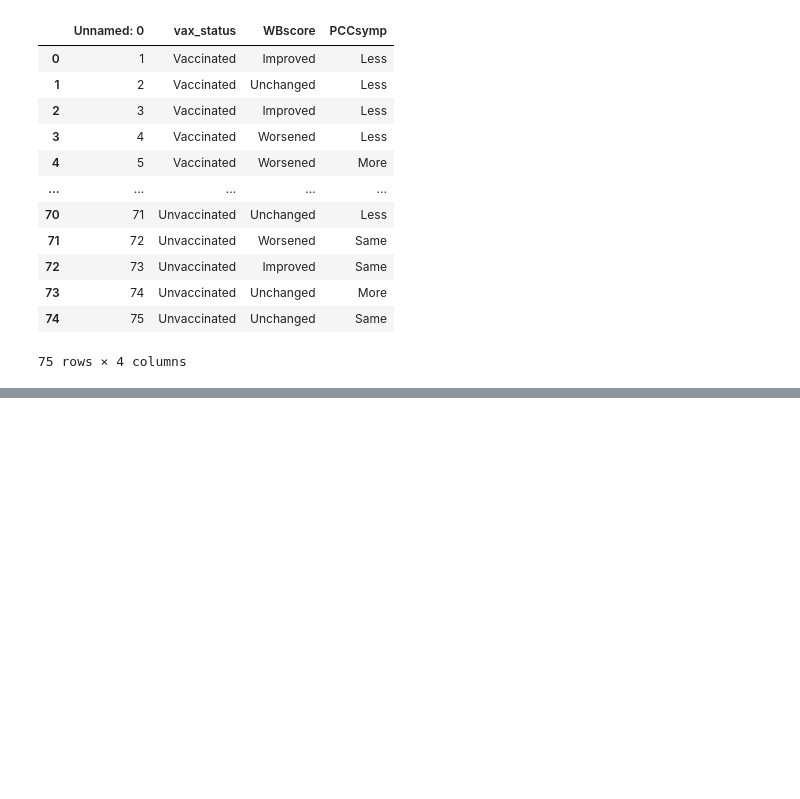
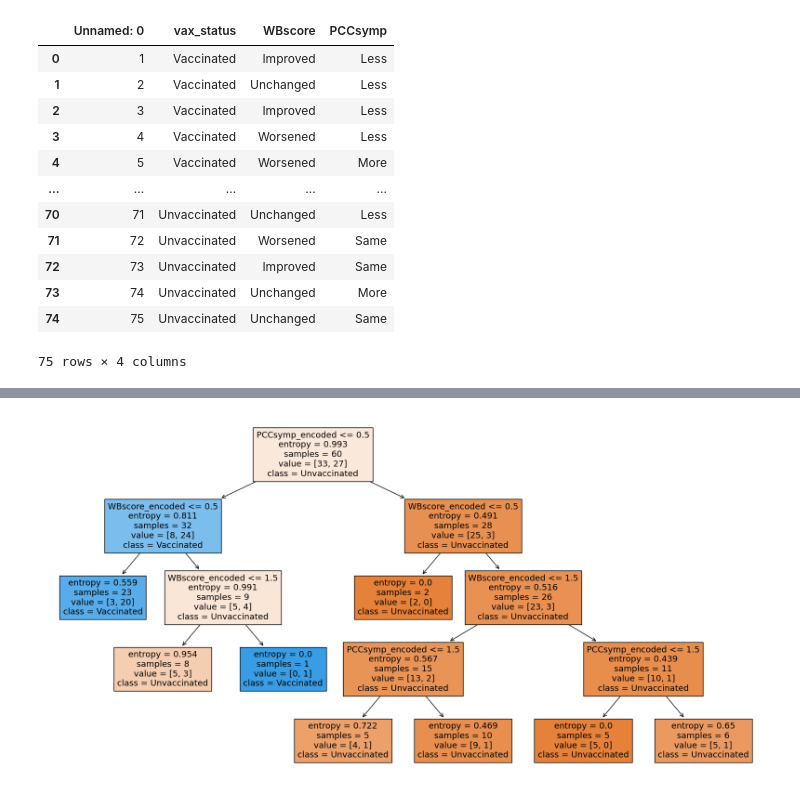
Before and after one commit to giomhern/machine-learning-spring-2024, a Jupyter notebook: week3/hw-notebooks/hw3.ipynb, the cells around one changed output, grey strips where cells are left out. Cells and saved outputs as stored; diff of their text form; code cells hidden in the pictures; blank space fills up the shorter version.

```diff
--- a/week3/hw-notebooks/hw3.ipynb
+++ b/week3/hw-notebooks/hw3.ipynb
@@ -119,0 +161,23 @@ PCCsymp        1.7359      0.694      2.501      0.012       0.375       3.097
+# %%
+from sklearn.tree import DecisionTreeClassifier, plot_tree
+from sklearn.preprocessing import LabelEncoder
+from sklearn.model_selection import train_test_split
+train_data = pd.read_csv('/Users/giovannimaya/Downloads/data/PCC_study_train.csv')
+le_vax_status = LabelEncoder()
+le_pccsymp = LabelEncoder()
+le_WBscore = LabelEncoder()
+train_data['vax_status_encoded'] = le_vax_status.fit_transform(train_data['vax_status'])
+train_data['WBscore_encoded'] = le_WBscore.fit_transform(train_data['WBscore'])
+train_data['PCCsymp_encoded'] = le_pccsymp.fit_transform(train_data['PCCsymp'])
+X_tree = train_data[['WBscore_encoded', 'PCCsymp_encoded']]
+y_tree = train_data['vax_status_encoded']
+
+X_train, X_test, y_train, y_test = train_test_split(X_tree, y_tree, test_size=0.2, random_state=42)
+dt = DecisionTreeClassifier(criterion='entropy', random_state=42)
+dt.fit(X_train, y_train)
+plt.figure(figsize=(20, 10))
+plot_tree(dt, filled=True, feature_names=[
+          'WBscore_encoded', 'PCCsymp_encoded'], class_names=le_vax_status.classes_)
+plt.show()
+# %% [output]
+[figure, added]
```
Also changed, not shown: parts of 15 cells of this notebook.
